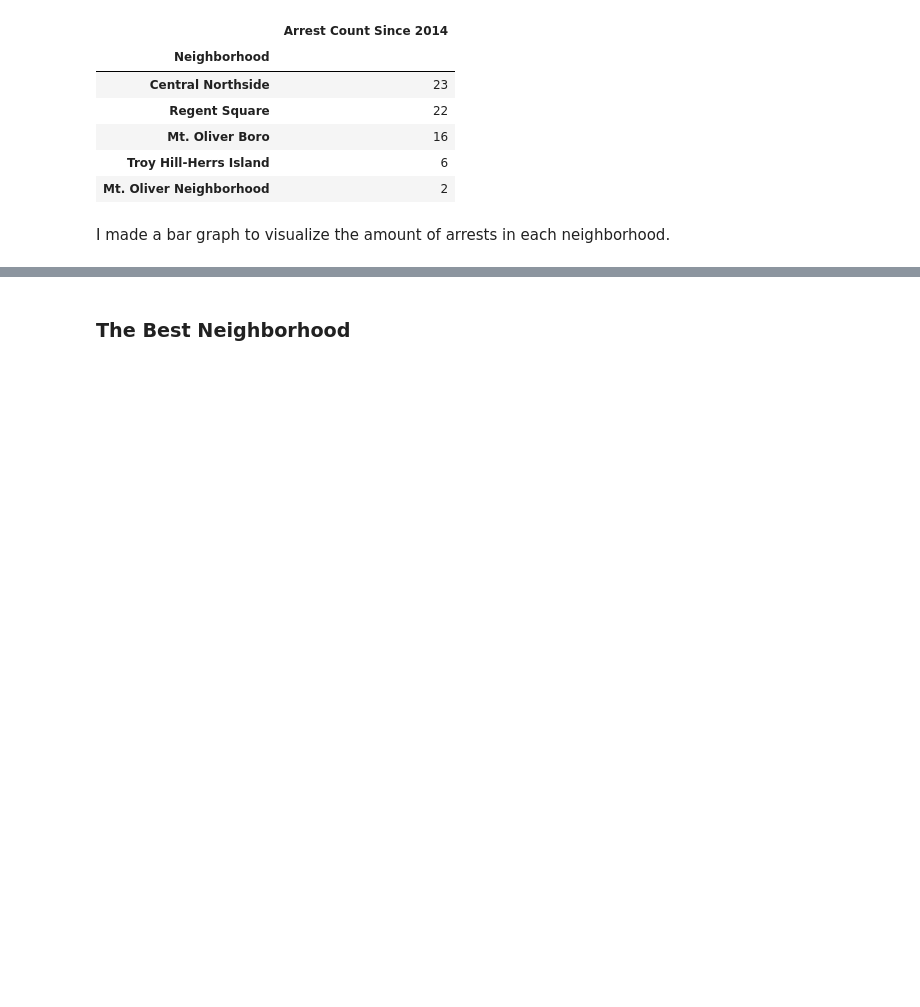
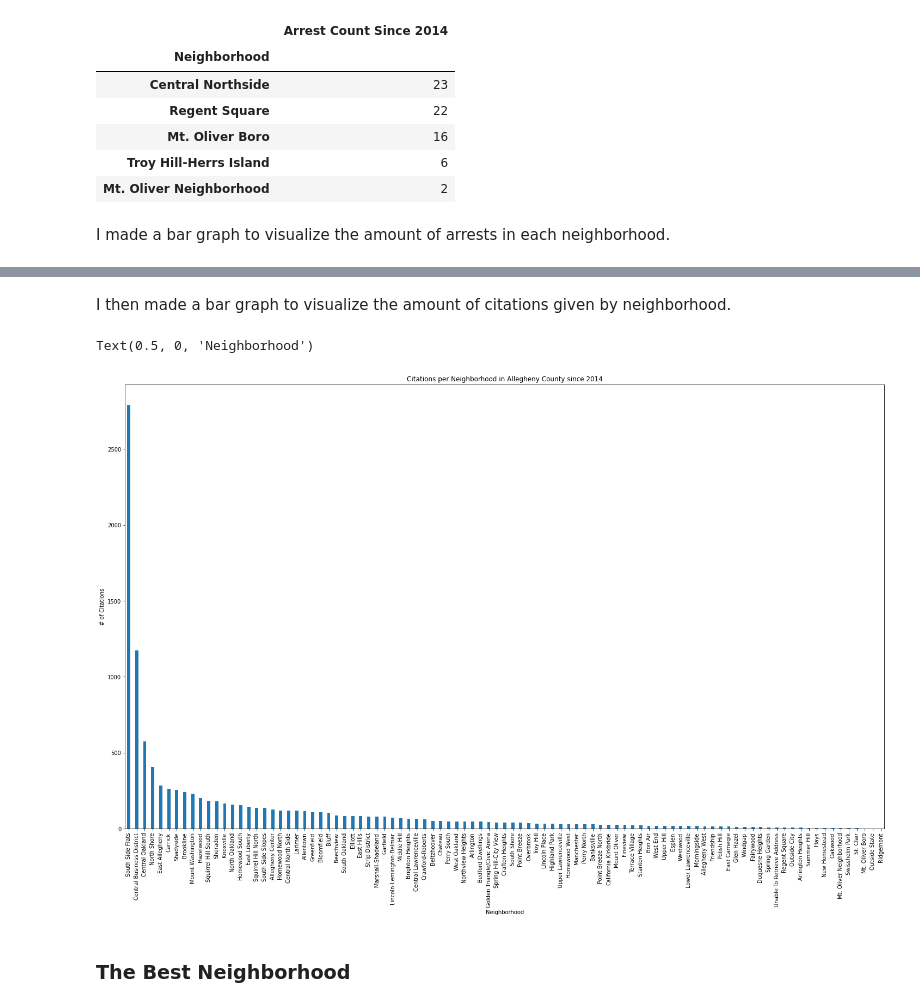
Before and after one commit to rainieracierto/FinalProject, a Jupyter notebook: FinalPresentation.ipynb, the cells around one changed output, grey strips where cells are left out. Drawn from its saved outputs; the diff is of its cells as text; code cells hidden in the pictures; blank space fills up the shorter version.

```diff
--- a/FinalPresentation.ipynb
+++ b/FinalPresentation.ipynb
@@ -68,0 +88,6 @@ arrest_neighborhoods.plot(kind="bar", width = 0.4, figsize=(25,15))
+# %%
+import pandas as pd
+
+citation_data = pd.read_csv("Non_Traffic_Citations.csv",
+                                       index_col="CITEDTIME", parse_dates=True)
+citation_neighborhoods = citation_data['NEIGHBORHOOD'].value_counts()
@@ -69,3 +124,12 @@ arrest_neighborhoods.plot(kind="bar", width = 0.4, figsize=(25,15))
+# %% [markdown]
+I then made a bar graph to visualize the amount of citations given by neighborhood.
+# %%
+plot = citation_neighborhoods.plot(kind="bar", width = 0.4, figsize=(25,15), title="Citations per Neighborhood in Allegheny County since 2014")
+plot.set_ylabel("# of Citations")
+plot.set_xlabel("Neighborhood")
+# %% [output]
+Text(0.5, 0, 'Neighborhood')
+[figure, added]
 # %% [markdown]
 ### The Best Neighborhood
 # %% [markdown]
```
Also changed, not shown: parts of 5 cells of this notebook.
